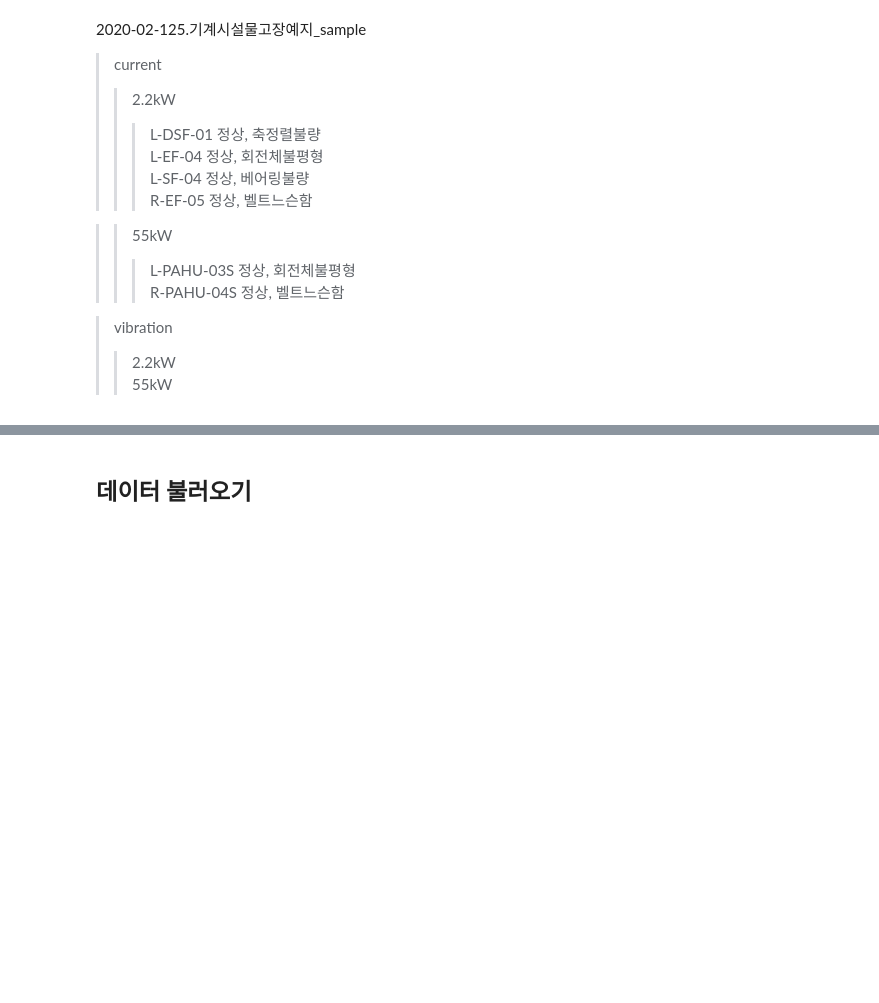
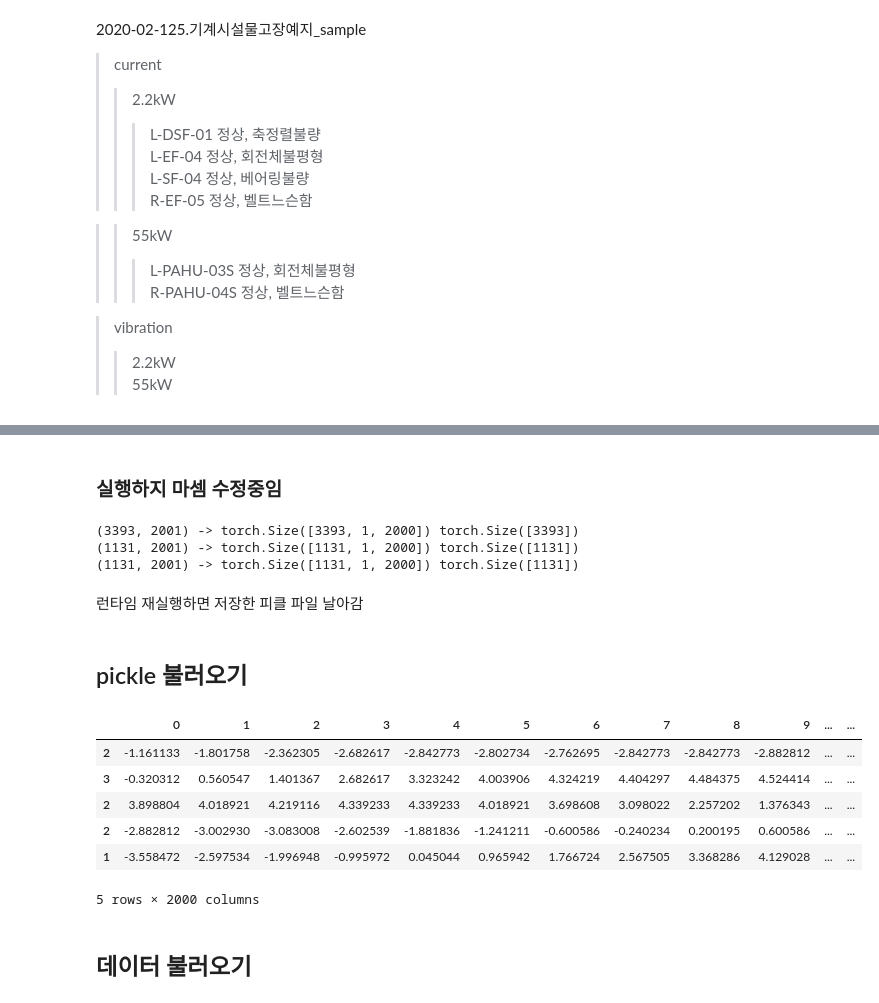
Before and after one commit to engineercha/engineercha, a Jupyter notebook: 기계시설물.ipynb, the cells around one changed output, grey strips where cells are left out. Drawn from its saved outputs; the diff is of its cells as text; code cells hidden in the pictures; blank space fills up the shorter version.

```diff
--- a/기계시설물.ipynb
+++ b/기계시설물.ipynb
@@ -23,0 +31,5 @@
+# %%
+from google.colab import drive
+drive.mount('/content/gdrive/')
+file_path = "/content/gdrive/MyDrive/data/2020-02-125.기계시설물고장예지_sample/"
+drive = '/content/gdrive/MyDrive/'
@@ -118,0 +158,2 @@ y데이터 분포: [906, 200, 186, 364, 229] (합: 1885)
+# %% [markdown]
+### 실행하지 마셈 수정중임
@@ -119,3 +191,27 @@ y데이터 분포: [906, 200, 186, 364, 229] (합: 1885)
+# %%
+print(train.shape, '->', train_x.shape, train_y.shape)
+print(valid.shape, '->', valid_x.shape, valid_y.shape)
+print(test.shape, '->', test_x.shape, test_y.shape)
+# %% [output]
+(3393, 2001) -> torch.Size([3393, 1, 2000]) torch.Size([3393])
+(1131, 2001) -> torch.Size([1131, 1, 2000]) torch.Size([1131])
+(1131, 2001) -> torch.Size([1131, 1, 2000]) torch.Size([1131])
+# %% [markdown]
+런타임 재실행하면 저장한 피클 파일 날아감
+# %% [markdown]
+## pickle 불러오기
+# %%
+#피클 불러오기
+X_test=pd.read_pickle(os.path.join(drive, 'xtest.pkl'))
+X_test.head()
+# %% [output]
+|  | 0 | 1 | 2 | 3 | 4 | 5 | 6 | 7 | 8 | 9 | ... | ... |
+| 2 | -1.161133 | -1.801758 | -2.362305 | -2.682617 | -2.842773 | -2.802734 | -2.762695 | -2.842773 | -2.842773 | -2.882812 | ... | ... |
+| 3 | -0.320312 | 0.560547 | 1.401367 | 2.682617 | 3.323242 | 4.003906 | 4.324219 | 4.404297 | 4.484375 | 4.524414 | ... | ... |
+| 2 | 3.898804 | 4.018921 | 4.219116 | 4.339233 | 4.339233 | 4.018921 | 3.698608 | 3.098022 | 2.257202 | 1.376343 | ... | ... |
+| 2 | -2.882812 | -3.002930 | -3.083008 | -2.602539 | -1.881836 | -1.241211 | -0.600586 | -0.240234 | 0.200195 | 0.600586 | ... | ... |
+| 1 | -3.558472 | -2.597534 | -1.996948 | -0.995972 | 0.045044 | 0.965942 | 1.766724 | 2.567505 | 3.368286 | 4.129028 | ... | ... |
+5 rows × 2000 columns
 # %% [markdown]
 ## 데이터 불러오기
 # %%
```
Also changed, not shown: parts of 16 cells of this notebook.
